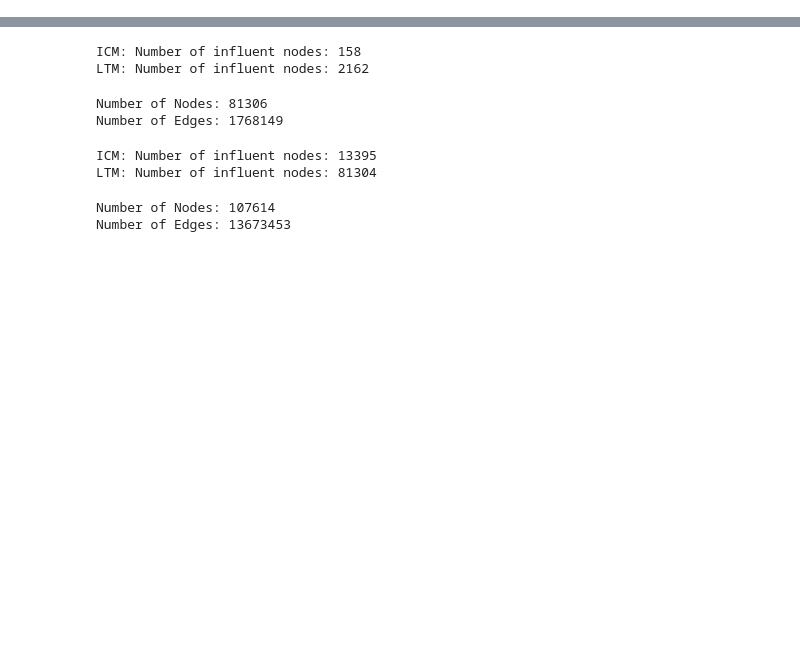
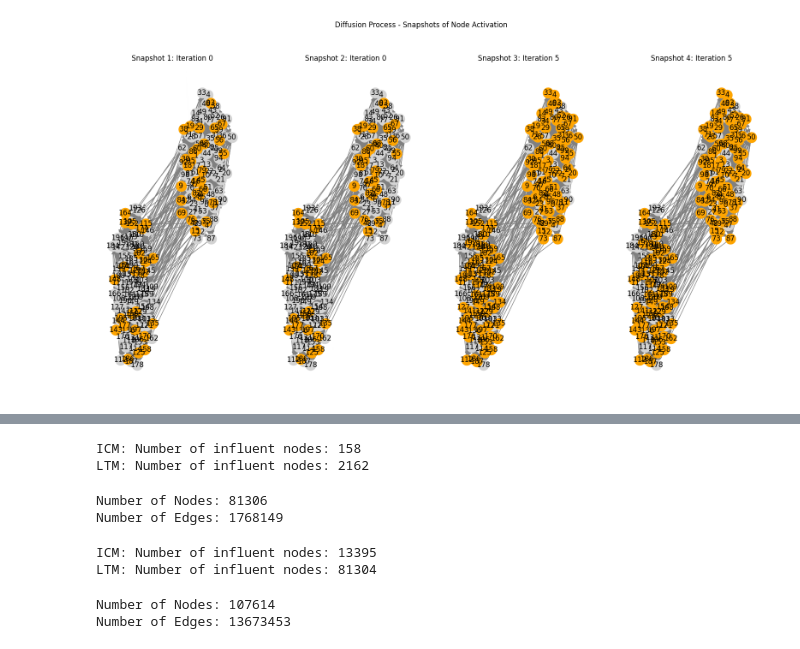
Before and after one commit to jonasq99/Designing_Link_Recommendation_Methods_to_Reduce_Polarization, a Jupyter notebook: playground.ipynb, the cells around one changed output, grey strips where cells are left out. Cells and saved outputs as stored; diff of their text form; code cells hidden in the pictures; blank space fills up the shorter version.

```diff
--- a/playground.ipynb
+++ b/playground.ipynb
@@ -15,3 +41,7 @@ from src.seed import seed_degree, seed_random
+# %%
+illustrate_diffusion(G, ic_results[3], 4)
+# %% [output]
+[figure, added]
 # %%
 # Usage
 G = graph_loader('datasets/wiki_vote/Wiki-Vote.txt')
```
Also changed, not shown: parts of 5 cells of this notebook, 8 other files.
